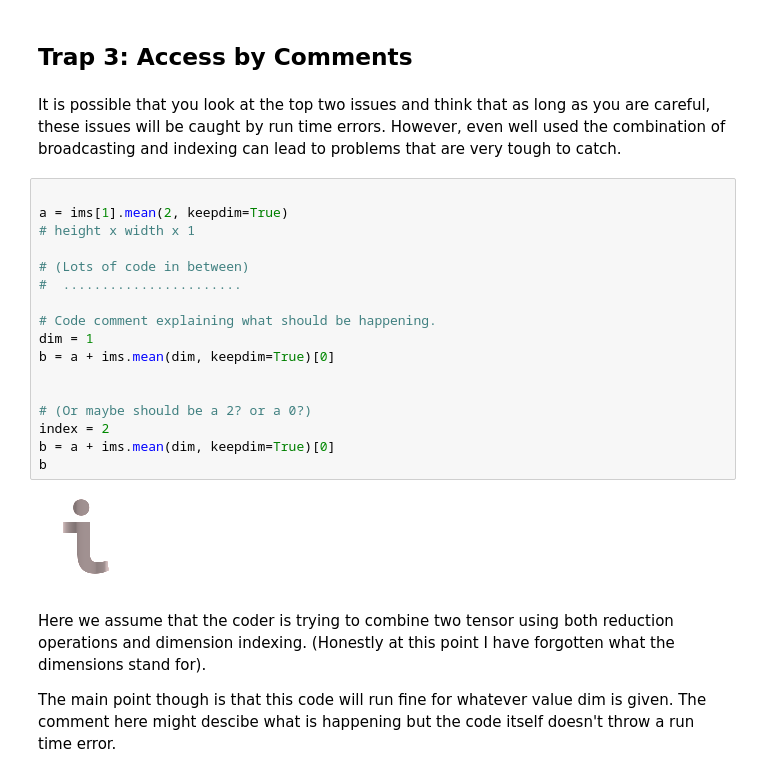
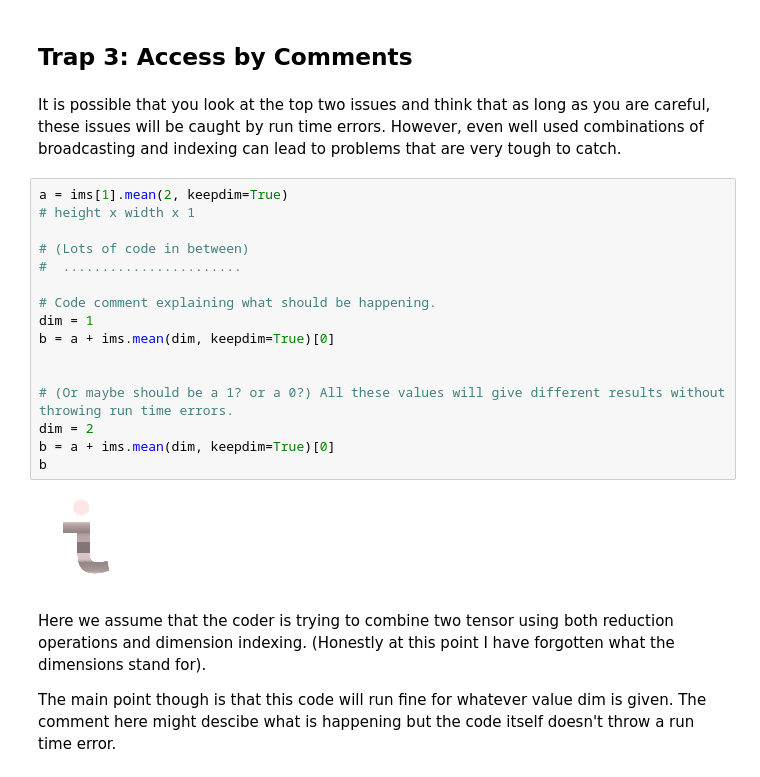
Before and after one commit to harvardnlp/namedtensor, a Jupyter notebook: notebooks/NamedTensor.ipynb, the cells around one changed output. Cells and saved outputs as stored; diff of their text form.

```diff
--- a/notebooks/NamedTensor.ipynb
+++ b/notebooks/NamedTensor.ipynb
@@ -115,26 +143,25 @@ Note we do not need to do this for the left-most dimensions so there is a bit of
 ## Trap 3: Access by Comments
 # %% [markdown]
 It is possible that you look at the top two issues and think that as long as you are careful, these issues will be caught by run time errors.
-However, even well used the combination of broadcasting and indexing can lead to problems that are very tough to catch.
+However, even well used combinations of broadcasting and indexing can lead to problems that are very tough to catch.
 # %%
-
 a = ims[1].mean(2, keepdim=True)
 # height x width x 1
 
 # (Lots of code in between)
 #  .......................
 
 # Code comment explaining what should be happening.
 dim = 1
 b = a + ims.mean(dim, keepdim=True)[0]
 
 
-# (Or maybe should be a 2? or a 0?)
-index = 2
+# (Or maybe should be a 1? or a 0?) All these values will give different results without throwing run time errors.
+dim = 2
 b = a + ims.mean(dim, keepdim=True)[0]
 b
 # %% [output]
-[figure, old version]
+[figure, new version]
 # %% [markdown]
 Here we assume that the coder is trying to combine two tensor using both reduction operations and dimension indexing. (Honestly at this point I have forgotten what  the dimensions stand for).
 
```
Also changed, not shown: parts of 38 cells of this notebook.
